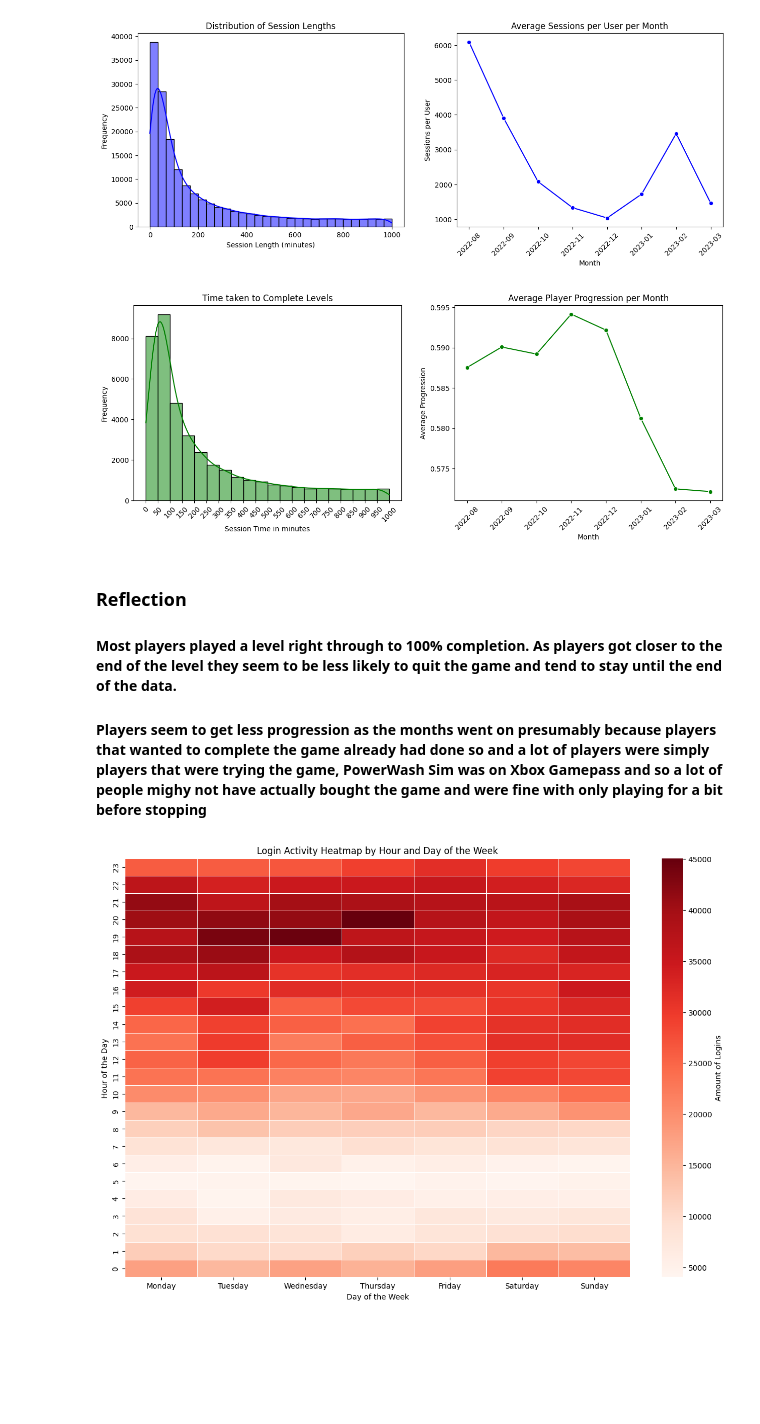
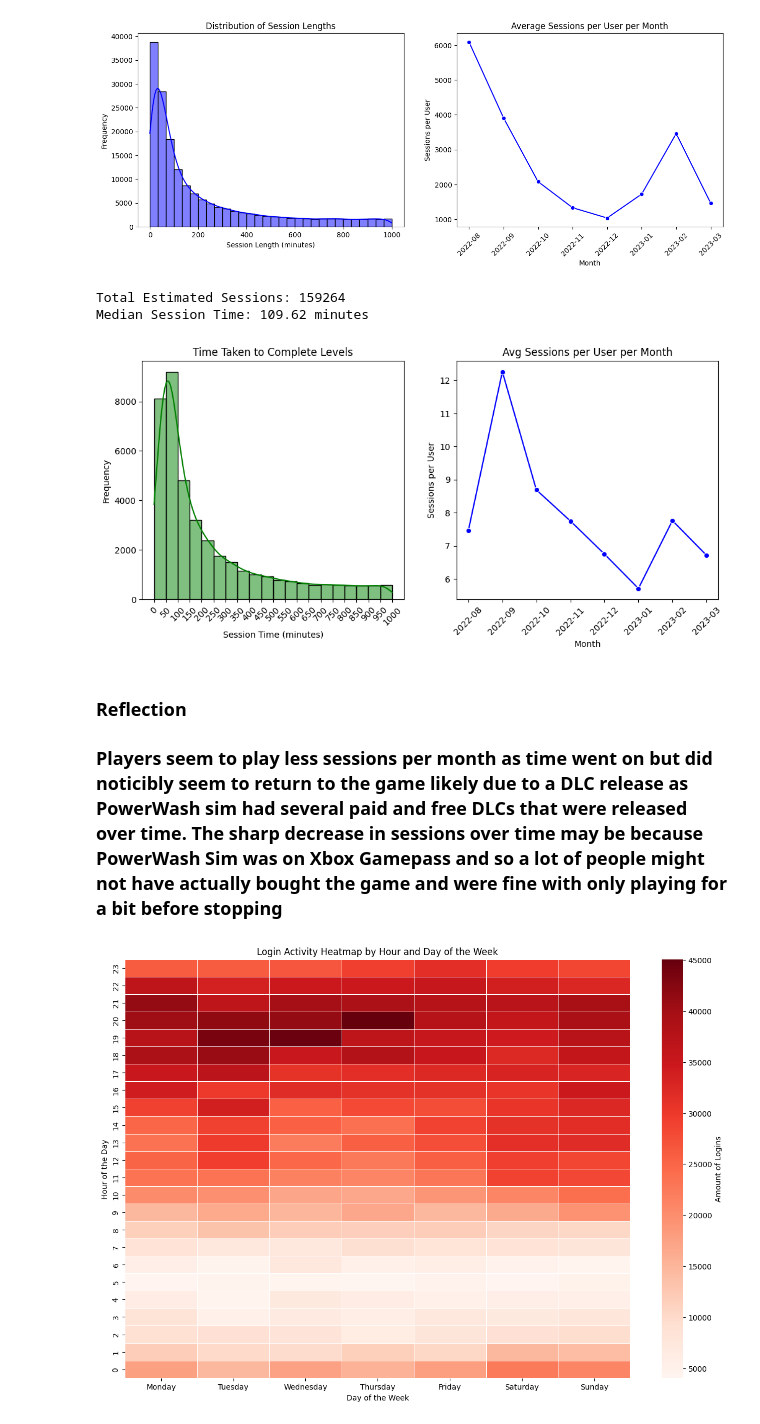
Before and after one commit to itcOnlineGaming/GA_25_P1_Part3_Darragh_McKernan, a Jupyter notebook: JupyterNotebook.ipynb, the cells around one changed output. Cells and saved outputs as stored; diff of their text form; code cells hidden in the pictures; blank space fills up the shorter version.

Commit message:
fixed wrong graph

```diff
--- a/JupyterNotebook.ipynb
+++ b/JupyterNotebook.ipynb
@@ -129,68 +129,64 @@ plt.show()
 # %% [output]
 [figure]
 # %%
-from EstimatedLogins import GetEstimatedSessions
 from PlayerCounter import PlayerLogin
 from PlayerCounter import PlayerLogout
 from PlayerCounter import GetLevelProgression
-from PlayerCounter import GetJobCompleted
 import matplotlib.pyplot as plt
 import seaborn as sns
 import pandas as pd
 
 logins = PlayerLogin()
 logouts = PlayerLogout()
 progression = GetLevelProgression()
-jobCompleted = GetJobCompleted()
 
 estimatedSessionLengths = pd.merge(logins, logouts, on="pid")
 estimatedSessionLengths = pd.merge(estimatedSessionLengths, progression, on=["pid", "LogoutTime"])
-estimatedSessionLengths["SessionTime"] = (estimatedSessionLengths["LogoutTime"] - estimatedSessionLengths["LoginTime"]).dt.total_seconds() / 60
-estimatedSessionLengths = estimatedSessionLengths.loc[(estimatedSessionLengths["SessionTime"] > 0) & (estimatedSessionLengths["SessionTime"] <= 1000)]
-estimatedSessionLengths = estimatedSessionLengths.loc[(estimatedSessionLengths["LevelProgressionAmount"] >= 0) & (estimatedSessionLengths["LevelProgressionAmount"] <= 1)]
 
-averageProgression = estimatedSessionLengths["LevelProgressionAmount"].mean()
+estimatedSessionLengths["SessionTime"] = ((estimatedSessionLengths["LogoutTime"] - estimatedSessionLengths["LoginTime"]).dt.total_seconds() / 60)
+
+estimatedSessionLengths = estimatedSessionLengths.loc[(estimatedSessionLengths["SessionTime"] > 0) & (estimatedSessionLengths["SessionTime"] <= 1000)
+                                                      &(estimatedSessionLengths["LevelProgressionAmount"] >= 0) & (estimatedSessionLengths["LevelProgressionAmount"] <= 1)]
 
 totalSessions = len(estimatedSessionLengths)
 medianSessionTime = estimatedSessionLengths["SessionTime"].median()
 
 estimatedSessionLengths["Month"] = estimatedSessionLengths["LoginTime"].dt.to_period("M").astype(str)
-sessionPerMonth = estimatedSessionLengths.groupby("Month")["pid"].nunique().reset_index(name="SessionsPerUser")
 
-montlyProgression = estimatedSessionLengths.groupby("Month")["LevelProgressionAmount"].mean().reset_index()
-
+sessions_per_month = estimatedSessionLengths.groupby("Month")["pid"].count().reset_index(name="TotalSessions")
+users_per_month = estimatedSessionLengths.groupby("Month")["pid"].nunique().reset_index(name="UniqueUsers")
+sessions_per_user_month = pd.merge(sessions_per_month, users_per_month, on="Month")
+sessions_per_user_month["AvgSessionsPerUser"] = (sessions_per_user_month["TotalSessions"] / sessions_per_user_month["UniqueUsers"])
 
 completedLevels = estimatedSessionLengths[estimatedSessionLengths["LevelProgressionAmount"] == 1.0]
 
-# job_completed
-# get session length
-# get campaign completion
-# add up all session lengths every time we check a players campaign completion
-# get the average session length for all players
+print(f"Total Estimated Sessions: {totalSessions}")
+print(f"Median Session Time: {medianSessionTime:.2f} minutes")
 
-plt.figure(figsize=(15, 5))
+plt.figure(figsize=(12, 5))
 
 plt.subplot(1, 2, 1)
 sns.histplot(completedLevels["SessionTime"], bins=20, color="green", kde=True)
-plt.title("Time taken to Complete Levels")
-plt.xlabel("Session Time in minutes")
+plt.title("Time Taken to Complete Levels")
+plt.xlabel("Session Time (minutes)")
 plt.ylabel("Frequency")
-plt.xticks(ticks=range(0, 1050, 50), labels=range(0, 1050, 50), rotation=45)
+plt.xticks(ticks=range(0, 1050, 50), rotation=45)
 
 plt.subplot(1, 2, 2)
-sns.lineplot(data=montlyProgression, x="Month", y="LevelProgressionAmount", marker="o", color="g")
-plt.title("Average Player Progression per Month")
+sns.lineplot(data=sessions_per_user_month, x="Month", y="AvgSessionsPerUser", marker="o", color="blue")
+plt.title("Avg Sessions per User per Month")
 plt.xlabel("Month")
-plt.ylabel("Average Progression")
+plt.ylabel("Sessions per User")
 plt.xticks(rotation=45)
 
 plt.show()
 # %% [output]
+Total Estimated Sessions: 159264
+Median Session Time: 109.62 minutes
-[figure, old version]
+[figure, new version]
 # %% [markdown]
 ### Reflection
-#### Most players played a level right through to 100% completion. As players got closer to the end of the level they seem to be less likely to quit the game and tend to stay until the end of the data.
-#### Players seem to get less progression as the months went on presumably because players that wanted to complete the game already had done so and a lot of players were simply players that were trying the game, PowerWash Sim was on Xbox Gamepass and so a lot of people mighy not have actually bought the game and were fine with only playing for a bit before stopping
+### Players seem to play less sessions per month as time went on but did noticibly seem to return to the game likely due to a DLC release as PowerWash sim had several paid and free DLCs that were released over time. The sharp decrease in sessions over time may be because PowerWash Sim was on Xbox Gamepass and so a lot of people might not have actually bought the game and were fine with only playing for a bit before stopping
 # %%
 from PlayerCounter import PlayerLogin
 from PlayerCounter import PlayerLogout
```
Also changed, not shown: 4 other files.
